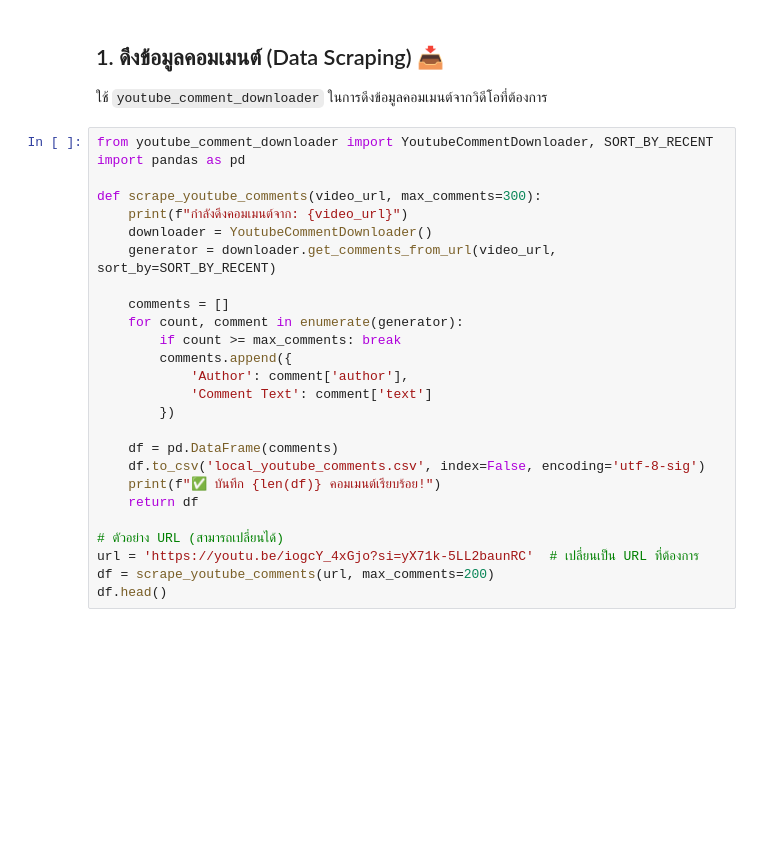
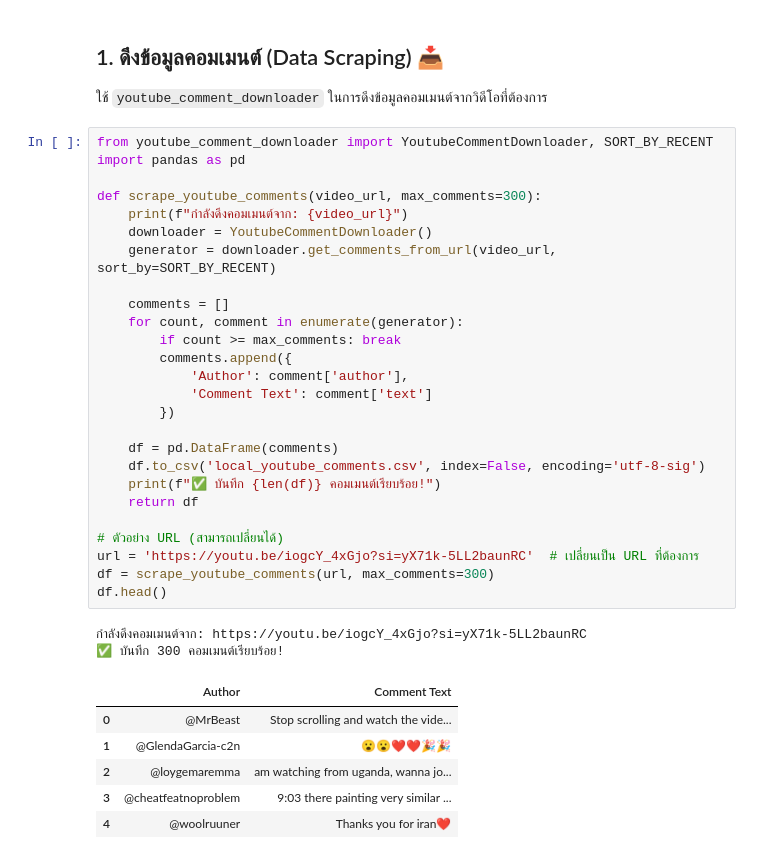
Before and after one commit to IceEz555/RAG-project, a Jupyter notebook: Customer Segmentation/Customer_Segmentation_Local_Model.ipynb, the cells around one changed output. Cells and saved outputs as stored; diff of their text form; blank space fills up the shorter version.

```diff
--- a/Customer Segmentation/Customer_Segmentation_Local_Model.ipynb
+++ b/Customer Segmentation/Customer_Segmentation_Local_Model.ipynb
@@ -16,26 +40,35 @@
 # %%
 from youtube_comment_downloader import YoutubeCommentDownloader, SORT_BY_RECENT
 import pandas as pd
 
 def scrape_youtube_comments(video_url, max_comments=300):
     print(f"กำลังดึงคอมเมนต์จาก: {video_url}")
     downloader = YoutubeCommentDownloader()
     generator = downloader.get_comments_from_url(video_url, sort_by=SORT_BY_RECENT)
 
     comments = []
     for count, comment in enumerate(generator):
         if count >= max_comments: break
         comments.append({
             'Author': comment['author'],
             'Comment Text': comment['text']
         })
 
     df = pd.DataFrame(comments)
     df.to_csv('local_youtube_comments.csv', index=False, encoding='utf-8-sig')
     print(f"✅ บันทึก {len(df)} คอมเมนต์เรียบร้อย!")
     return df
 
 # ตัวอย่าง URL (สามารถเปลี่ยนได้)
 url = 'https://youtu.be/iogcY_4xGjo?si=yX71k-5LL2baunRC'  # เปลี่ยนเป็น URL ที่ต้องการ
-df = scrape_youtube_comments(url, max_comments=200)
+df = scrape_youtube_comments(url, max_comments=300)
 df.head()
+# %% [output]
+กำลังดึงคอมเมนต์จาก: https://youtu.be/iogcY_4xGjo?si=yX71k-5LL2baunRC
+✅ บันทึก 300 คอมเมนต์เรียบร้อย!
+|  | Author | Comment Text |
+| 0 | @MrBeast | Stop scrolling and watch the vide... |
+| 1 | @GlendaGarcia-c2n | 😮😮❤❤🎉🎉 |
+| 2 | @loygemaremma | am watching from uganda, wanna jo... |
+| 3 | @cheatfeatnoproblem | 9:03 there painting very similar ... |
+| 4 | @woolruuner | Thanks you for iran❤ |
```
Also changed, not shown: parts of 21 cells of this notebook, 3 other files.
